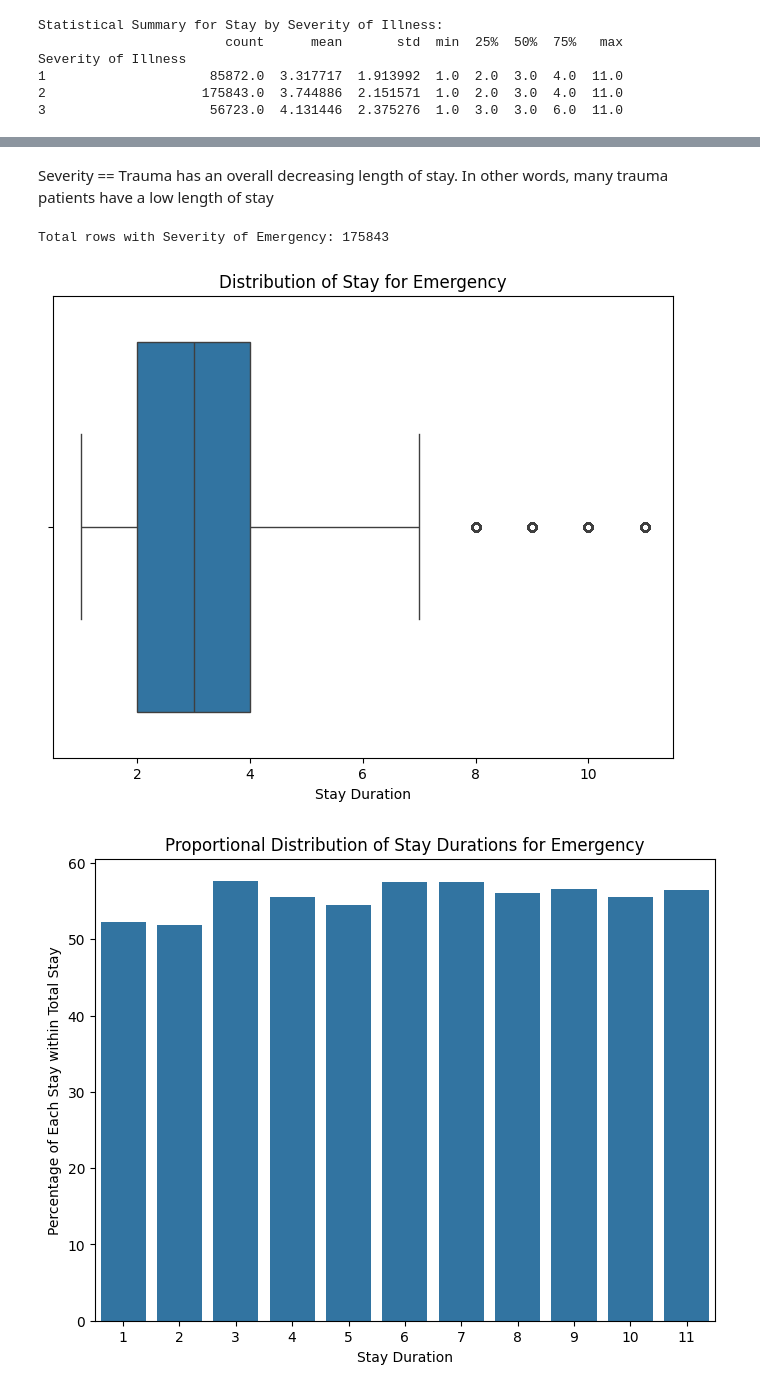
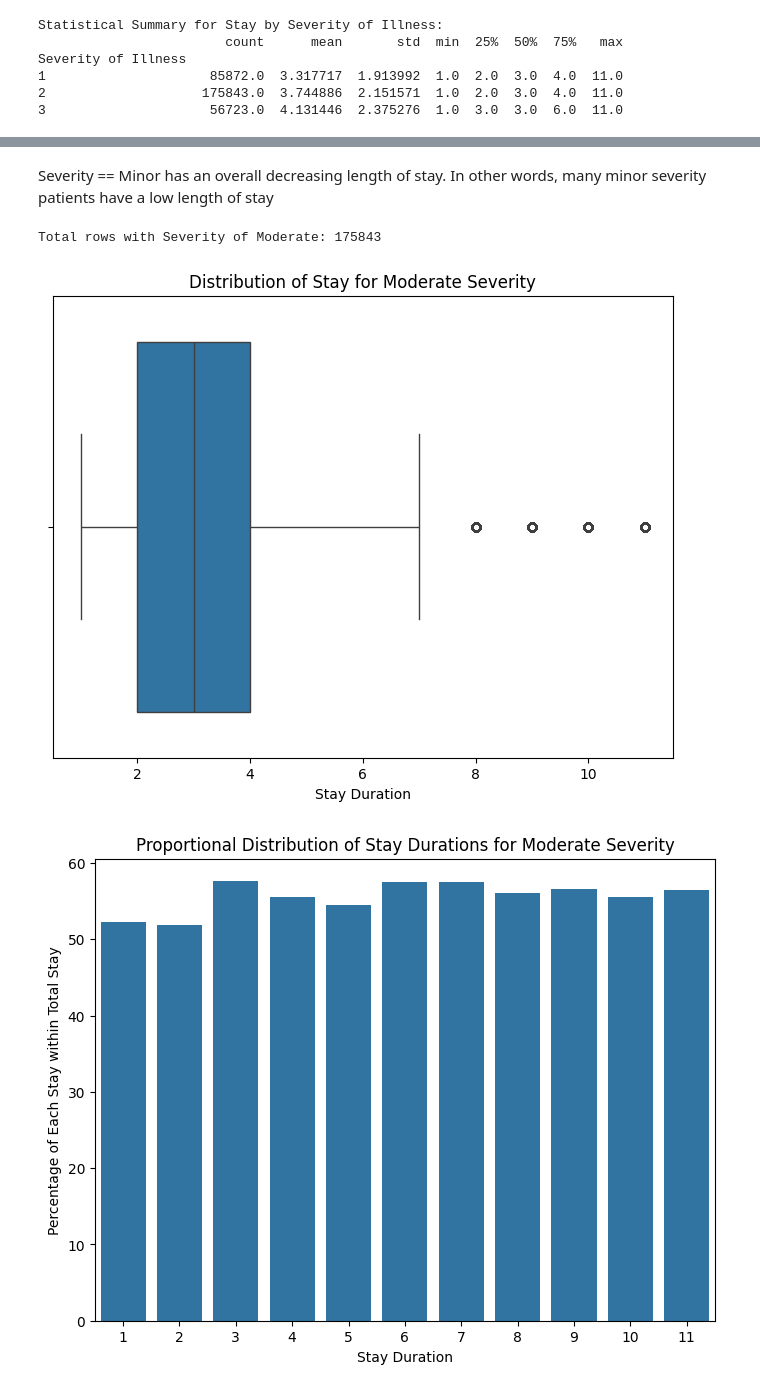
Before and after one commit to Jayjolie1026/4260, a Jupyter notebook: data_analysis.ipynb, the cells around one changed output, grey strips where cells are left out. Drawn from its saved outputs; the diff is of its cells as text; code cells hidden in the pictures.

```diff
--- a/data_analysis.ipynb
+++ b/data_analysis.ipynb
@@ -542,36 +583,36 @@ min          1.000000
 max         11.000000
 Name: Stay, dtype: float64
 # %% [markdown]
-Severity == Trauma has an overall decreasing length of stay. In other words, many trauma patients have a low length of stay
+Severity == Minor has an overall decreasing length of stay. In other words, many minor severity patients have a low length of stay
 # %%
-# Extract rows where Severity of Illness is 2 (Emergency)
+# Extract rows where Severity of Illness is 2 (Moderate)
 severity_2_data = train_data[train_data['Severity of Illness'] == 2]
-print("Total rows with Severity of Emergency:", len(severity_2_data))
+print("Total rows with Severity of Moderate:", len(severity_2_data))
 
 # Correctly calculate proportions for each Stay within Severity = 2
 stay_counts_severity_2 = severity_2_data['Stay'].value_counts()
 stay_counts_total = train_data['Stay'].value_counts()
 stay_proportions = (stay_counts_severity_2 / stay_counts_total.loc[stay_counts_severity_2.index]) * 100
 
 # Box plot of Stay for Severity 2
 plt.figure(figsize=(8, 6))
 sns.boxplot(x=severity_2_data['Stay'])
-plt.title('Distribution of Stay for Emergency')
+plt.title('Distribution of Stay for Moderate Severity')
 plt.xlabel('Stay Duration')
 plt.show()
 
 # Proportional Count Plot of Stay for Severity 2
 plt.figure(figsize=(8, 6))
 sns.barplot(x=stay_proportions.index, y=stay_proportions.values)
-plt.title('Proportional Distribution of Stay Durations for Emergency')
+plt.title('Proportional Distribution of Stay Durations for Moderate Severity')
 plt.xlabel('Stay Duration')
 plt.ylabel('Percentage of Each Stay within Total Stay')
 plt.show()
 
 # Statistical summary
-print("Statistical Summary for Emergency vs Stay:")
+print("Statistical Summary for Moderate vs Stay:")
 print(severity_2_data['Stay'].describe())
 # %% [output]
-Total rows with Severity of Emergency: 175843
+Total rows with Severity of Moderate: 175843
-[figure, old version]
+[figure, new version]
-[figure, old version]
+[figure, new version]
```
Also changed, not shown: parts of 8 cells of this notebook.
